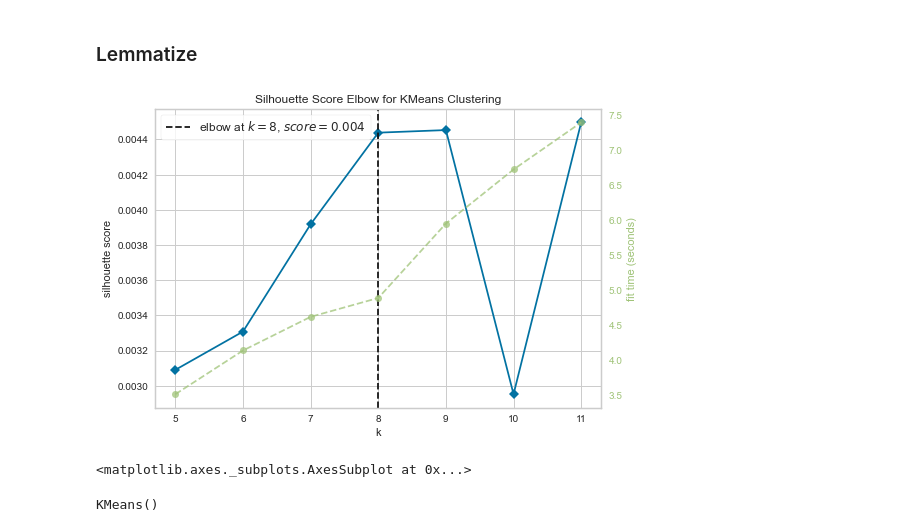
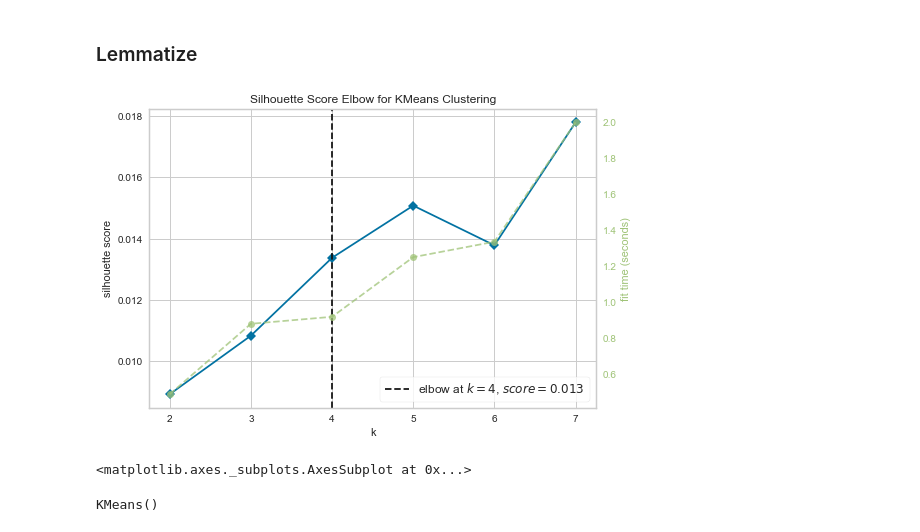
Before and after one commit to bmccabe96/Emoji_Analysis, a Jupyter notebook: Analysis/Unsupervised_Determine_Num_Classes.ipynb, the cells around one changed output. Drawn from its saved outputs; the diff is of its cells as text; code cells hidden in the pictures.

```diff
--- a/Analysis/Unsupervised_Determine_Num_Classes.ipynb
+++ b/Analysis/Unsupervised_Determine_Num_Classes.ipynb
@@ -66,3 +84,9 @@ def process_tweet(tweet):
+# %%
+def clean_txt(tweet):
+    tweet = remove_http(tweet)
+    tweet = remove_username(tweet)
+    tokens = process_tweet(tweet)
+    return ' '.join([lemmatizer.lemmatize(w) for w in tokens])
 # %%
 #set stopwords and punctuations
 stopwords = stopwords.words('english')
@@ -71,7 +95,7 @@ stopwords += ["n't", "' '", "'re'","”","``","“","''","’","'s","'re","http"
 # %% [markdown]
 # 2. Load in Data from EDA Notebook
 # %%
-df_all = pd.read_csv("tweets_7_classes.csv")
+df_all = pd.read_csv("tweets_w_all_emojis_present_NEW.csv")
 # %%
 df_all.info()
 # %% [output]
@@ -129,10 +140,10 @@ for tweet in processed_tweets:
 # %%
 #change this to 'lemmatized_output' if you are including lemma (see above)
-X_lem = lemmatized_output
+X = df_all.tweet.apply(clean_txt)
 # %%
 tfidf = TfidfVectorizer(ngram_range=(1,1))
 
-tfidf_data_train_lem = tfidf.fit_transform(X_lem)
+tfidf_data_train_lem = tfidf.fit_transform(X)
 
 
 tfidf_data_train_lem = pd.DataFrame(tfidf_data_train_lem.toarray(), columns=tfidf.vocabulary_.keys())
@@ -148,12 +159,12 @@ from sklearn.cluster import KMeans
 # %%
 # Instantiate the clustering model and visualizer
 model = KMeans()
-visualizer = KElbowVisualizer(model, k=(5,12), metric='silhouette')
+visualizer = KElbowVisualizer(model, k=(2,8), metric='silhouette')
 
 visualizer.fit(tfidf_data_train_lem)        # Fit the data to the visualizer
 visualizer.show()
 # %% [output]
-[figure, old version]
+[figure, new version]
 <matplotlib.axes._subplots.AxesSubplot at 0x...>
 # %%
 from sklearn.cluster import KMeans
```
Also changed, not shown: parts of 10 cells of this notebook, 1 other file.
